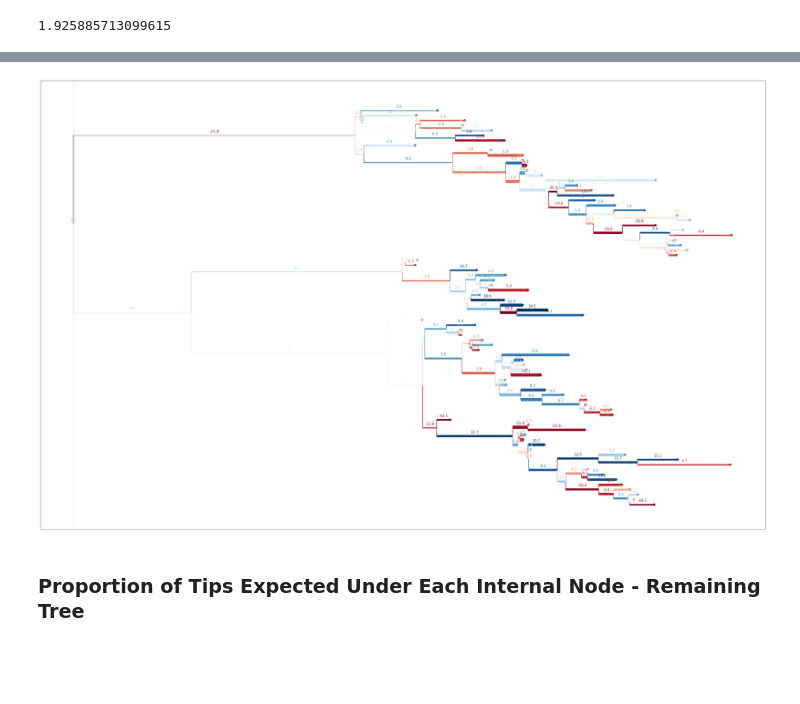
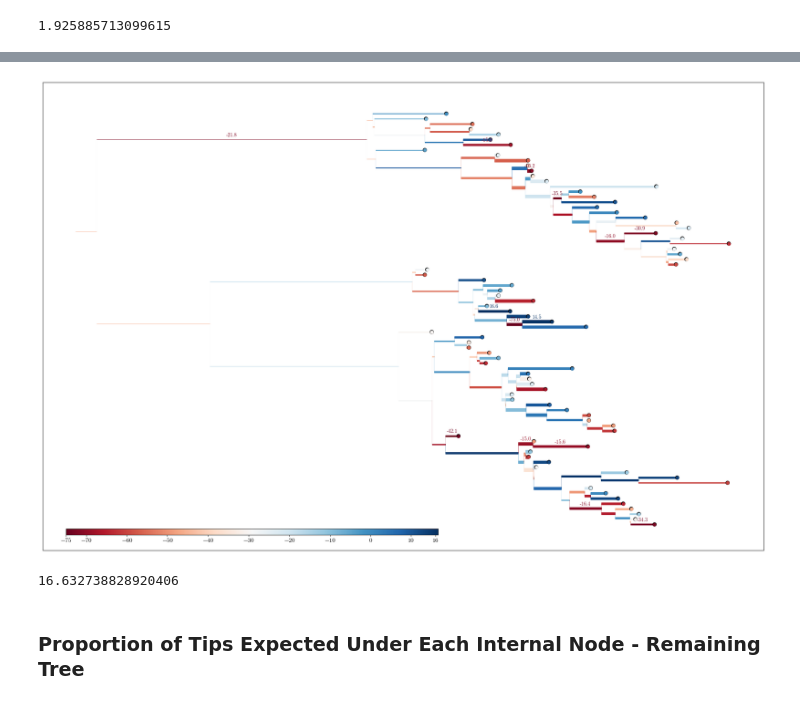
Before and after one commit to blab/unsampled, a Jupyter notebook: python-code/Tree_1.ipynb, the cells around one changed output, grey strips where cells are left out. Cells and saved outputs as stored; diff of their text form; code cells hidden in the pictures; blank space fills up the shorter version.

```diff
--- a/python-code/Tree_1.ipynb
+++ b/python-code/Tree_1.ipynb
@@ -118,7 +144,7 @@ plt.show()
 ### Pruned Tree Labeled with Observed Missing Samples on Each Branch
 # %%
 #plotted missing samples
-fig,ax = plt.subplots(figsize=(45,30),facecolor='w')
+fig,ax = plt.subplots(figsize=(30,20),facecolor='w')
 
 for k in pruned_dict.get('pruned_tree').nodes(): # iterate over objects in tree
 
@@ -148,9 +174,11 @@ for k in pruned_dict.get('pruned_tree').nodes(): # iterate over objects in tree
     ax.plot([xp,x], [y,y], lw=branchWidth, color=samp, ls=lty, zorder=9) #branch plotting
 
     #labeling number of true missing branches along each edge
-    ax.text(x-.5*(x-xp) , y, dropped, va='bottom', ha='center', size=12, color = cmap(.1))
+    ax.text(x-.5*(x-xp) , y, dropped, va='bottom', ha='center', size=12, color = samp)
 
 ax.set_ylim(-5, y_ax + 5)
 ax.xaxis.set_visible(False)
 ax.yaxis.set_visible(False)
+
+#fig.savefig('pruned-tree.png', bbox_inches = 'tight', transparent = True)
 plt.show()
@@ -192,13 +218,13 @@ for index, k in enumerate(pruned_dict.get('pruned_tree').nodes()): ## iterate ov
     #expected distribution of missing data
     edge_prb = exp[:,index]
     alph = sum(edge_prb) #raw column sum
-    ax.add_patch(mpl.patches.Rectangle((xp,y), (x-xp), .3, color = col3, alpha = alph/alpha_scale_factor)) #predicted proportion of dropped
-    ax.add_patch(mpl.patches.Rectangle((xp,y-.3), (x-xp), .3, color = col3, alpha = int(dropped)/alpha_scale_factor)) #actual dropped
+    ax.add_patch(mpl.patches.Rectangle((xp,y), (x-xp), .3, color = unsamp, alpha = alph/alpha_scale_factor)) #predicted proportion of dropped
+    ax.add_patch(mpl.patches.Rectangle((xp,y-.3), (x-xp), .3, color = unsamp, alpha = int(dropped)/alpha_scale_factor)) #actual dropped
 
     #labeling
-    if abs(int(dropped) - alph) > .01*len(pruned_dict.get('dropped_samples')): #greater than 1% misclassification ~15 samps
-        ax.text(x-1.0/2*(x-xp) , y-.4, dropped, va='top', ha='center', size=15, color = col3) #actual dropped
-        ax.text(x-1.0/2*(x-xp) , y+.4, str(round(alph,1)), va='bottom', ha='center', size=15, color = col3) #predicted dropped
+    #if abs(int(dropped) - alph) > .01*len(pruned_dict.get('dropped_samples')): #greater than 1% misclassification ~15 samps
+    ax.text(x-1.0/2*(x-xp) , y-.4, dropped, va='top', ha='center', size=15, color = unsamp) #actual dropped
+    ax.text(x-1.0/2*(x-xp) , y+.4, str(round(alph,1)), va='bottom', ha='center', size=15, color = unsamp) #predicted dropped
 ax.set_ylim(-5, y_ax + 5)
 ax.xaxis.set_visible(False)
 ax.yaxis.set_visible(False)
@@ -210,13 +295,6 @@ plt.show()
 ### Plotting Branch Area as a Function of Expected Probability of Attachment to Branch
 # %% [markdown]
 The branch length is predetermined, but the branch area is determined by the scaled averaged expectation for attachment to a specific branch. Thus, the height of the branch represents the expected amount of attachment/unit of branch length. The label corresponds to the raw difference between observed and expected attachments to a branch (expectation - observations). The color corresponds to the percentile the difference falls under (much greater number of observations than expected is darker red).
-# %%
-diff_dist = [] #distribution of the differences between the expected and observed
-for index, k in enumerate(pruned_dict.get('pruned_tree').nodes()):
-    edge_prb = exp[:,index] #column from expected at the index of the current edge
-    alph = sum(edge_prb) #column sum/number of samples
-    dropped = true_num_unsamp.get(k.label)
-    diff_dist.append(alph - dropped) #expected - observed
 # %%
 np.percentile(diff_dist, 50) #white should be at 1.9, the 50th percentile
 # %% [output]
@@ -234,14 +312,13 @@ plt.show()
 # %%
 #plotted missing samples distribution
-fig,ax = plt.subplots(figsize=(55, 35), facecolor='w')
-
+fig,ax = plt.subplots(figsize=(30, 20), facecolor='w')
 for index, k in enumerate(pruned_dict.get('pruned_tree').nodes()): ## iterate over objects in tree
     # positioning
     y=y_pos.get(k)
 
     if k.parent_node==None:
         x=0.0
-        xp=x
+        xp=-.1
         yp = y
     else:
         yp = y_pos.get(k.parent_node)
@@ -249,37 +326,51 @@ for index, k in enumerate(pruned_dict.get('pruned_tree').nodes()): ## iterate ov
         x=k.distance_from_root()
 
     #distribution of missing samples
     if true_num_unsamp.has_key(k.label):
         dropped = true_num_unsamp.get(k.label)
     else:
         dropped = 0
 
     #expected distribution of missing data
     edge_prb = exp[:,index] #column from expected at the index of the current edge
     avg_exp = sum(edge_prb)/len(edge_prb) #column sum/number of samples
-    rec_area = avg_exp*5.0
+    rec_area = avg_exp*5.0 #scale factor
     leng = x-xp
     heig = rec_area/(leng + .000001)
 
     #color heatmapping
     cmap2 = mpl.cm.get_cmap('RdBu')
     percentile = stats.percentileofscore(diff_dist, sum(edge_prb)-dropped)/100.0
 
     if k.is_leaf(): # if leaf...
         ax.scatter(x,y,s=s,facecolor=cmap2(percentile), edgecolor=cmap2(percentile), zorder=11) # plot circle for every tip
         ax.scatter(x,y,s=s+0.8*s,facecolor='k', edgecolor='none', zorder=10) # plot black circle underneath
-    ax.plot([xp,xp],[y, yp],lw=branchWidth, color=cmap2(percentile),ls=lty,zorder=9) #vertical bar plotting
+    ax.plot([xp,xp],[y, yp],lw=heig, color=cmap2(percentile),ls=lty,zorder=9) #vertical bar plotting
     ax.add_patch(mpl.patches.Rectangle((xp,y-.5*heig), (x-xp), heig, color = cmap2(percentile))) #predicted proportion of dropped
 
     #labeling - raw difference between observed and expected (expected - observed),
-    ax.text(x-1.0/2*(x-xp) , y+.4, str(round(avg_exp*len(edge_prb),1)-dropped), va='bottom', ha='center', size=15, color = cmap2(percentile))
+    if abs(avg_exp*len(edge_prb)-dropped) > 14:
+        ax.text(x-1.0/2*(x-xp) , y+.4, str(round(avg_exp*len(edge_prb),1)-dropped), va='bottom', ha='center', size=12, color = cmap2(percentile), zorder = 20)
+
+#axis parameters
 ax.set_ylim(-5, y_ax + 5)
 ax.xaxis.set_visible(False)
 ax.yaxis.set_visible(False)
 
+#colorbar parameters
+ax1 = fig.add_axes([.15, .15, .4, 0.01], frameon = False)
+norm = mpl.colors.Normalize(vmin=min(diff_dist), vmax=max(diff_dist)) #normalize to fit range of differences (instead of 0 to 1)
+cb1 = mpl.colorbar.ColorbarBase(ax1, cmap=cmap2, norm = norm, orientation='horizontal', ticks = [int(min(diff_dist)), -70, -60, -50, -40, -30, -20, -10, 0, 10, int(max(diff_dist))])
+cb1.ax.tick_params(labelsize=14) #increase font size
+
+#fig.savefig('rate-diff.png', bbox_inches = 'tight', transparent = True)
 plt.show()
 # %% [output]
-[figure, old version]
+[figure, new version]
+# %%
+max(diff_dist)
+# %% [output]
+16.632738828920406
 # %% [markdown]
 ### Proportion of Tips Expected Under Each Internal Node - Remaining Tree
 # %% [markdown]
```
Also changed, not shown: parts of 35 cells of this notebook, 24 other files.
